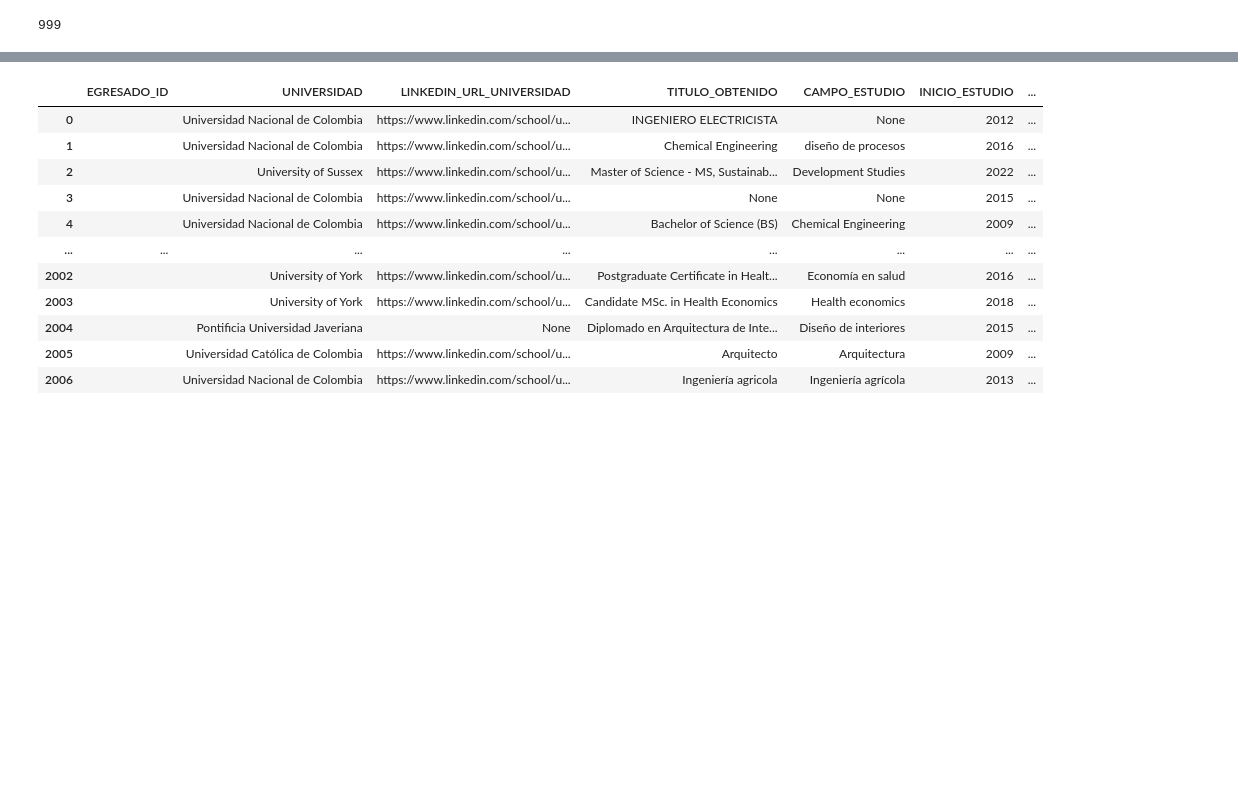
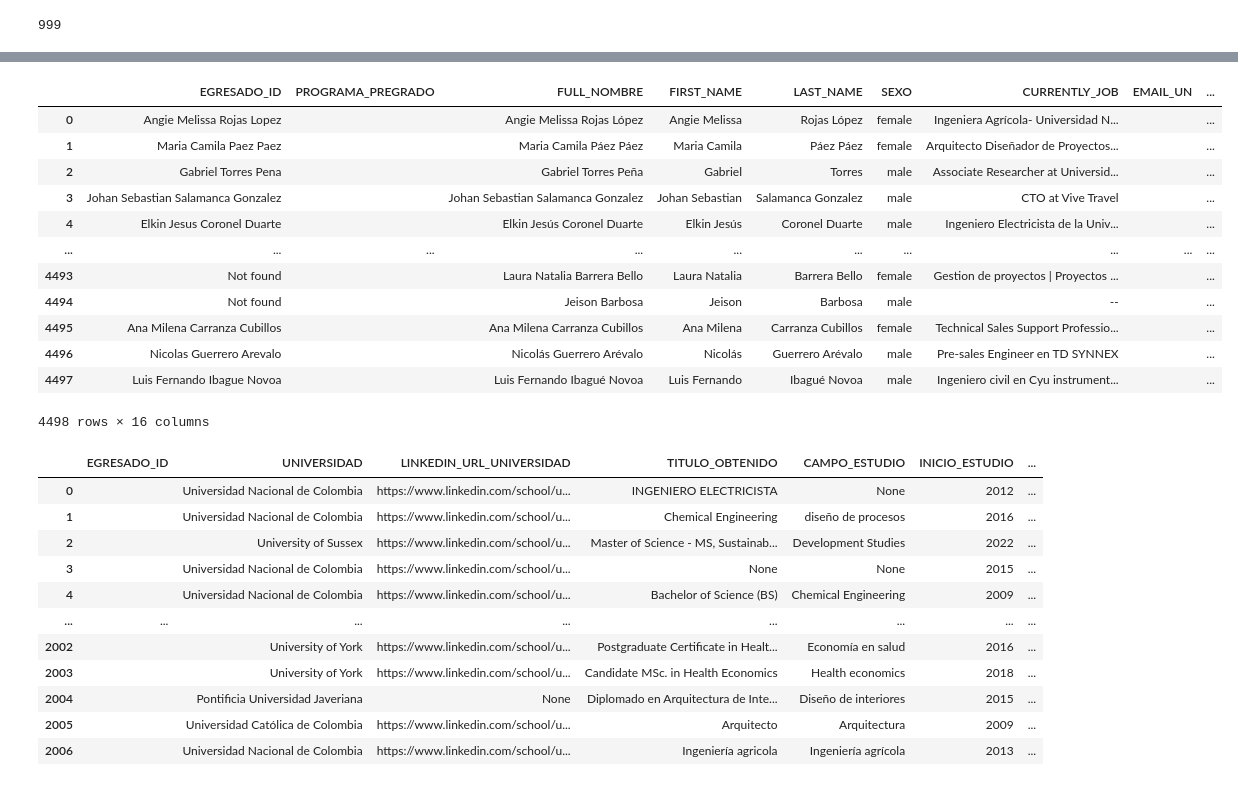
Before and after one commit to MateoG404/WebScrapingLinkedin, a Jupyter notebook: Data/Links_Linkedin/Final_Data/preprocesssing_final_data.ipynb, the cells around one changed output, grey strips where cells are left out. Saved outputs shown, nothing was run; the diff lists cells and outputs as text; code cells hidden in the pictures; blank space fills up the shorter version.

Commit message:
New structure data v3

```diff
--- a/Data/Links_Linkedin/Final_Data/preprocesssing_final_data.ipynb
+++ b/Data/Links_Linkedin/Final_Data/preprocesssing_final_data.ipynb
@@ -290,13 +290,16 @@ def buscar_egresado(full_name, first_name, last_name, df):
 
     # Search by full name
     if full_name in df['Fullname'].values:
-        return full_name
+        documento = df.loc[df['Fullname'] == full_name, 'DOCUMENTO'].values[0]
+        return documento
 
     # Search by first name and last name
     filtered_df = df[(df['NOMBRES'].apply(transform_entry) == first_name) &
                      (df['APELLIDO1'].apply(transform_entry) + ' ' + df['APELLIDO2'].apply(transform_entry) == last_name)]
+
     if not filtered_df.empty:
-        return first_name + ' ' + last_name
+        documento = filtered_df['DOCUMENTO'].values[0]
+        return documento
 
     return "Not found"
 # %%
@@ -317,7 +320,7 @@ df_final_languages = pd.DataFrame()
 df_final_educacion = pd.DataFrame()
 
 # Abrir df con informacion de los egresados
-path_egresados = os.path.abspath(os.path.join(os.getcwd(),"..","BD_egresados","UAPA_info","datos_egresados_full_name.xlsx"))
+path_egresados = os.path.abspath(os.path.join(os.getcwd(),"..","Final_Data","datos_egresados_full_name.xlsx"))
 df_egresados = pd.read_excel(path_egresados)
 
 cont_no = 0
@@ -368,21 +371,18 @@ for file in os.listdir(path_files):#[:500]:
 
         egresado_id = buscar_egresado(full_name,first_name,last_name,df_egresados)
 
-        if('Polanco'in full_name):
-            print(file,link_url_profile)
-            print("ss")
-
         if egresado_id != "Not found":
             cont_encontrado += 1
         else:
             cont_no += 1
             df_temp = pd.DataFrame( {'FULL_NAME': [full_name], 'FIRST_NAME': first_name, 'LAST_NAME': last_name})
             df_not_found = pd.concat([df_not_found,df_temp],ignore_index=True)
-            print(full_name,file)
+
+            '''            print(full_name,file)
             if cont_salto %10 == 0 :
 
                 print(" ")
-            cont_salto += 1
+            cont_salto += 1'''
 
         #print("full_name", full_name, "first_name", first_name,"last_name",last_name)
 
@@ -629,3 +598,19 @@ Si  3355 No  1146
+# %%
+df_final_user
+# %% [output]
+|  | EGRESADO_ID | PROGRAMA_PREGRADO | FULL_NOMBRE | FIRST_NAME | LAST_NAME | SEXO | CURRENTLY_JOB | EMAIL_UN | ... |
+| 0 | Angie Melissa Rojas Lopez |  | Angie Melissa Rojas López | Angie Melissa | Rojas López | female | Ingeniera Agrícola- Universidad N... |  | ... |
+| 1 | Maria Camila Paez Paez |  | Maria Camila Páez Páez | Maria Camila | Páez Páez | female | Arquitecto Diseñador de Proyectos... |  | ... |
+| 2 | Gabriel Torres Pena |  | Gabriel Torres Peña | Gabriel | Torres | male | Associate Researcher at Universid... |  | ... |
+| 3 | Johan Sebastian Salamanca Gonzalez |  | Johan Sebastian Salamanca Gonzalez | Johan Sebastian | Salamanca Gonzalez | male | CTO at Vive Travel |  | ... |
+| 4 | Elkin Jesus Coronel Duarte |  | Elkin Jesús Coronel Duarte | Elkin Jesús | Coronel Duarte | male | Ingeniero Electricista de la Univ... |  | ... |
+| ... | ... | ... | ... | ... | ... | ... | ... | ... | ... |
+| 4493 | Not found |  | Laura Natalia Barrera Bello | Laura Natalia | Barrera Bello | female | Gestion de proyectos | Proyectos ... |  | ... |
+| 4494 | Not found |  | Jeison Barbosa | Jeison | Barbosa | male | -- |  | ... |
+| 4495 | Ana Milena Carranza Cubillos |  | Ana Milena Carranza Cubillos | Ana Milena | Carranza Cubillos | female | Technical Sales Support Professio... |  | ... |
+| 4496 | Nicolas Guerrero Arevalo |  | Nicolás Guerrero Arévalo | Nicolás | Guerrero Arévalo | male | Pre-sales Engineer en TD SYNNEX |  | ... |
+| 4497 | Luis Fernando Ibague Novoa |  | Luis Fernando Ibagué Novoa | Luis Fernando | Ibagué Novoa | male | Ingeniero civil en Cyu instrument... |  | ... |
+4498 rows × 16 columns
 # %%
 df_final_educacion
 # %% [output]
```
Also changed, not shown: parts of 4 cells of this notebook, 3 other files.
